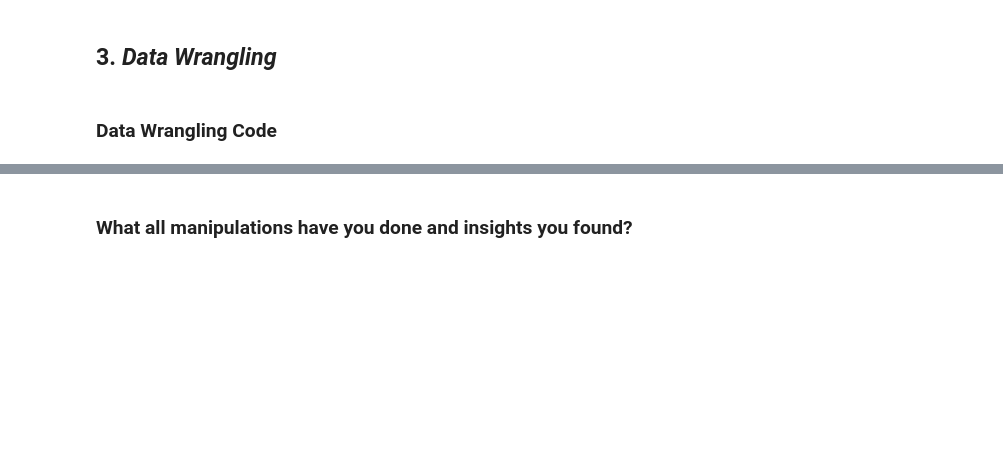
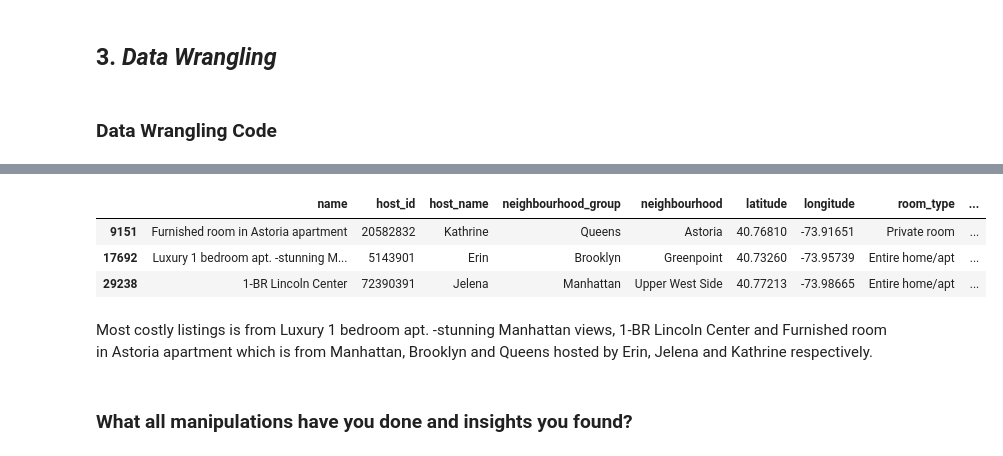
Before and after one commit to riyapatelrp/Airbnb-Booking-Analysis-EDA-, a Jupyter notebook: Capstone_AirBnb_Booking_Analysis.ipynb, the cells around one changed output, grey strips where cells are left out. Cells and saved outputs as stored; diff of their text form; code cells hidden in the pictures; blank space fills up the shorter version.

```diff
--- a/Capstone_AirBnb_Booking_Analysis.ipynb
+++ b/Capstone_AirBnb_Booking_Analysis.ipynb
@@ -331,3 +505,13 @@ Unique values in room_type is: ['Private room' 'Entire home/apt' 'Shared room']
+# %%
+# Details of Most Expensive Listings in each neighbourhood group
+airbnb_data[airbnb_data['price'] == airbnb_data['price'].max()].head(3)
+# %% [output]
+|  | name | host_id | host_name | neighbourhood_group | neighbourhood | latitude | longitude | room_type | ... |
+| 9151 | Furnished room in Astoria apartment | 20582832 | Kathrine | Queens | Astoria | 40.76810 | -73.91651 | Private room | ... |
+| 17692 | Luxury 1 bedroom apt. -stunning M... | 5143901 | Erin | Brooklyn | Greenpoint | 40.73260 | -73.95739 | Entire home/apt | ... |
+| 29238 | 1-BR Lincoln Center | 72390391 | Jelena | Manhattan | Upper West Side | 40.77213 | -73.98665 | Entire home/apt | ... |
+# %% [markdown]
+Most costly listings is from Luxury 1 bedroom apt. -stunning Manhattan views, 1-BR Lincoln Center and Furnished room in Astoria apartment which is from Manhattan, Brooklyn and Queens hosted by Erin, Jelena and Kathrine respectively.
 # %% [markdown]
 ### What all manipulations have you done and insights you found?
 # %% [markdown]
```
Also changed, not shown: parts of 23 cells of this notebook.
